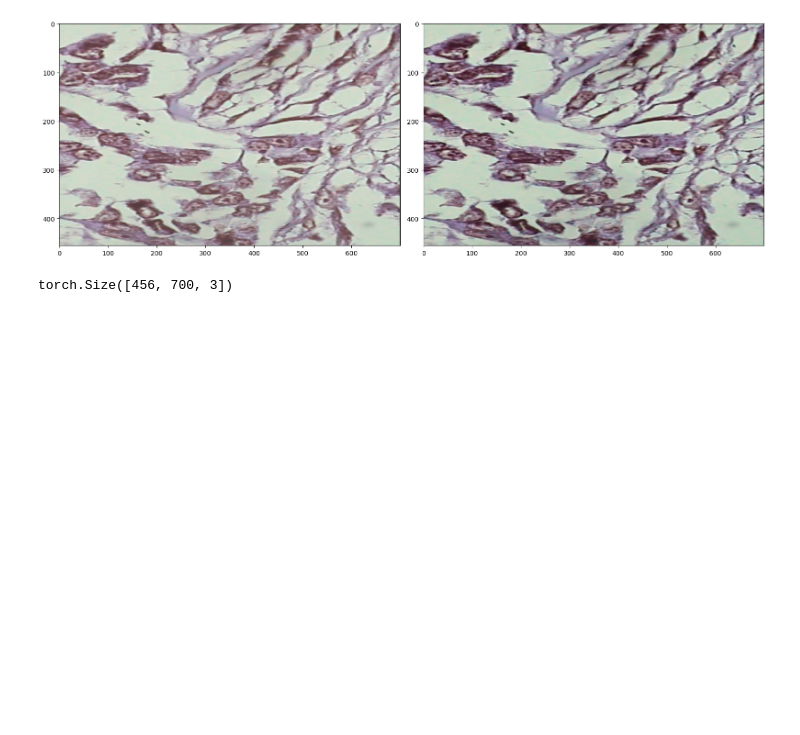
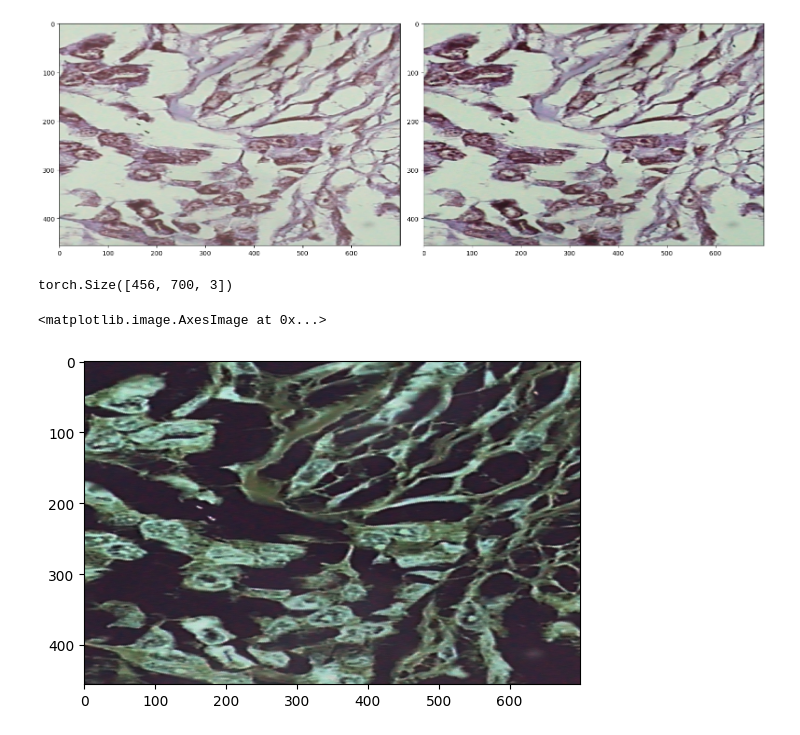
Before and after one commit to yusufbtanriverdi/breakhis-classification, a Jupyter notebook: notebooks/preprocess.ipynb, the cells around one changed output. Saved outputs shown, nothing was run; the diff lists cells and outputs as text; code cells hidden in the pictures; blank space fills up the shorter version.

```diff
--- a/notebooks/preprocess.ipynb
+++ b/notebooks/preprocess.ipynb
@@ -81,0 +168,6 @@ torch.Size([456, 700, 3])
+# %%
+normalized = scaled
+plt.imshow(scale_decimal(convert_to_od(normalized)))
+# %% [output]
+<matplotlib.image.AxesImage at 0x...>
+[figure, added]
```
Also changed, not shown: parts of 2 cells of this notebook, 1 other file.
